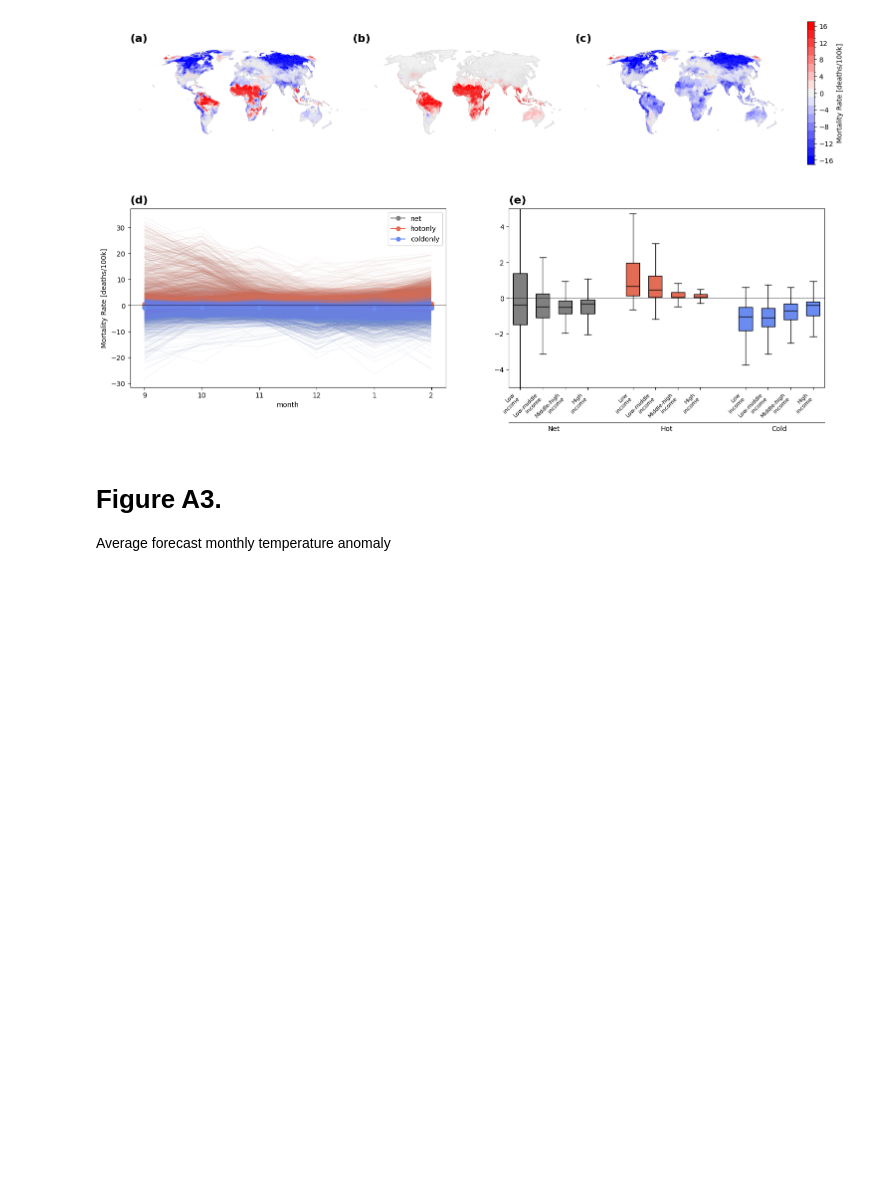
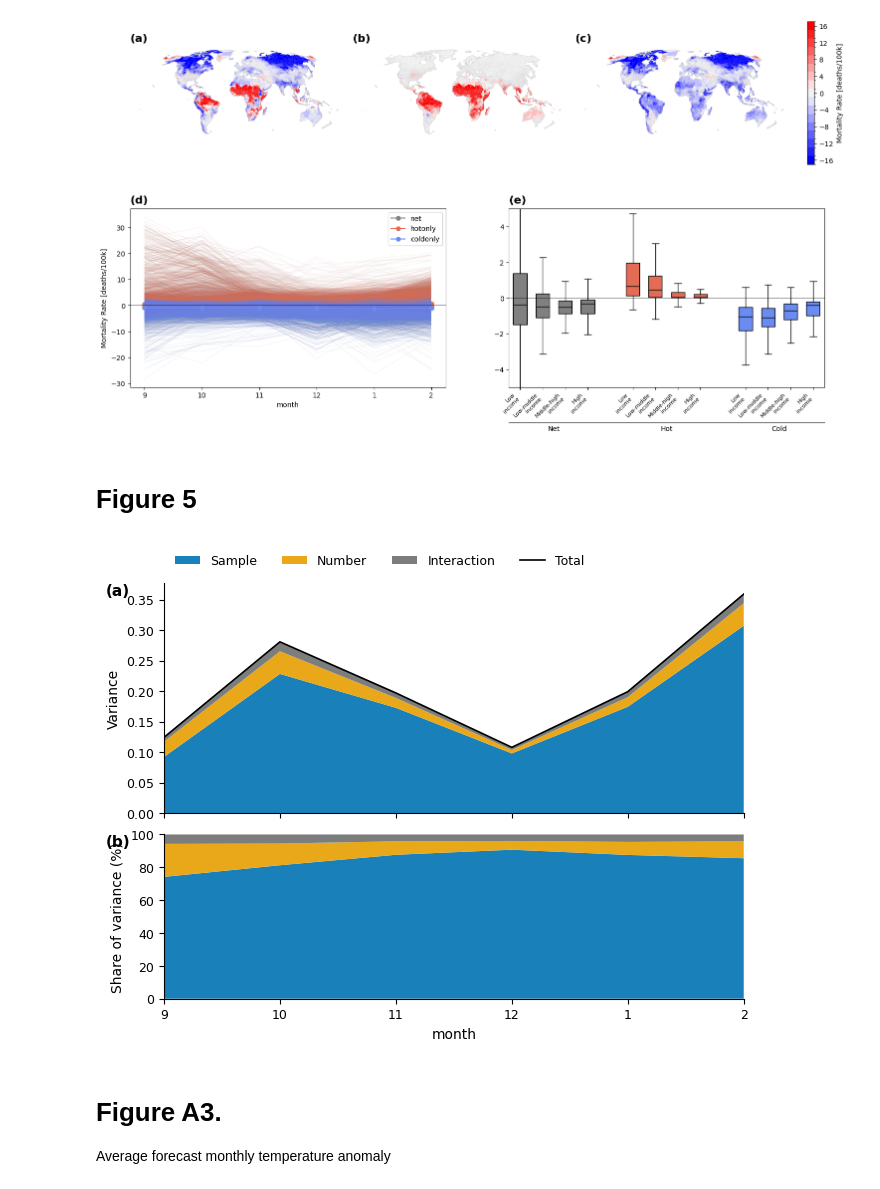
Before and after one commit to ezuetell/poreallas, a Jupyter notebook: analysis/p00_paper_figures.ipynb, the cells around one changed output. Drawn from its saved outputs; the diff is of its cells as text; code cells hidden in the pictures; blank space fills up the shorter version.

Commit message:
Variance decomposition

```diff
--- a/analysis/p00_paper_figures.ipynb
+++ b/analysis/p00_paper_figures.ipynb
@@ -387,3 +441,5 @@ fig
 [figure]
 # %%
 fig.savefig("fig03_2608_cum_rate_2x3.png", dpi=600, bbox_inches="tight")
+# %% [markdown]
+# Figure 5
@@ -390,3 +497,32 @@ fig.savefig("fig03_2608_cum_rate_2x3.png", dpi=600, bbox_inches="tight")
+# %%
+config_f5 = analysis_utils.ImpactConfig( version = "v261005",
+                                     baseline_period=BASELINE_PERIOD,
+                                     polygons_path= os.environ["POREALLAS_REGIONS_POLYGONS_URI"],
+                                     socioeconomics_path= os.environ["POREALLAS_SOCIOECONOMICS_URI"],
+                                     rate=True,
+                                     months = FC_MONTHS,
+                                     hotonly = "hotonly",
+                                     dims = ['number', 'sample'])
+# %%
+effect_path = "/home/emily_zuetell/projects/poreallas/data/v261002_effects_hotonly_g100.zarr"
+effect = xr.open_datatree(effect_path)
+# Compute impact: forecast - baseline
+impact = analysis_utils.compute_impact(
+    effect.chunk({dim: -1 for dim in config.dims}),
+    config_f5,
+    ensemble=True,
+)
+# Use only the defined 6-months
+impact = impact.sel(month=config.months).compute()
+# %%
+# Compute global impact (weighted sum)
+global_impact = analysis_utils.compute_global_impact(
+            impact, config.socioeconomics, rate=config.rate, group_dim='region'
+        ).compute()
+# %%
+fig, axes = plot_variance_decomposition(global_impact, x_dim="month", x_order=config.months)
+# %% [output]
+[figure, added]
 # %% [markdown]
 # Figure A3.
 Average forecast monthly temperature anomaly
```
Also changed, not shown: parts of 11 cells of this notebook.
